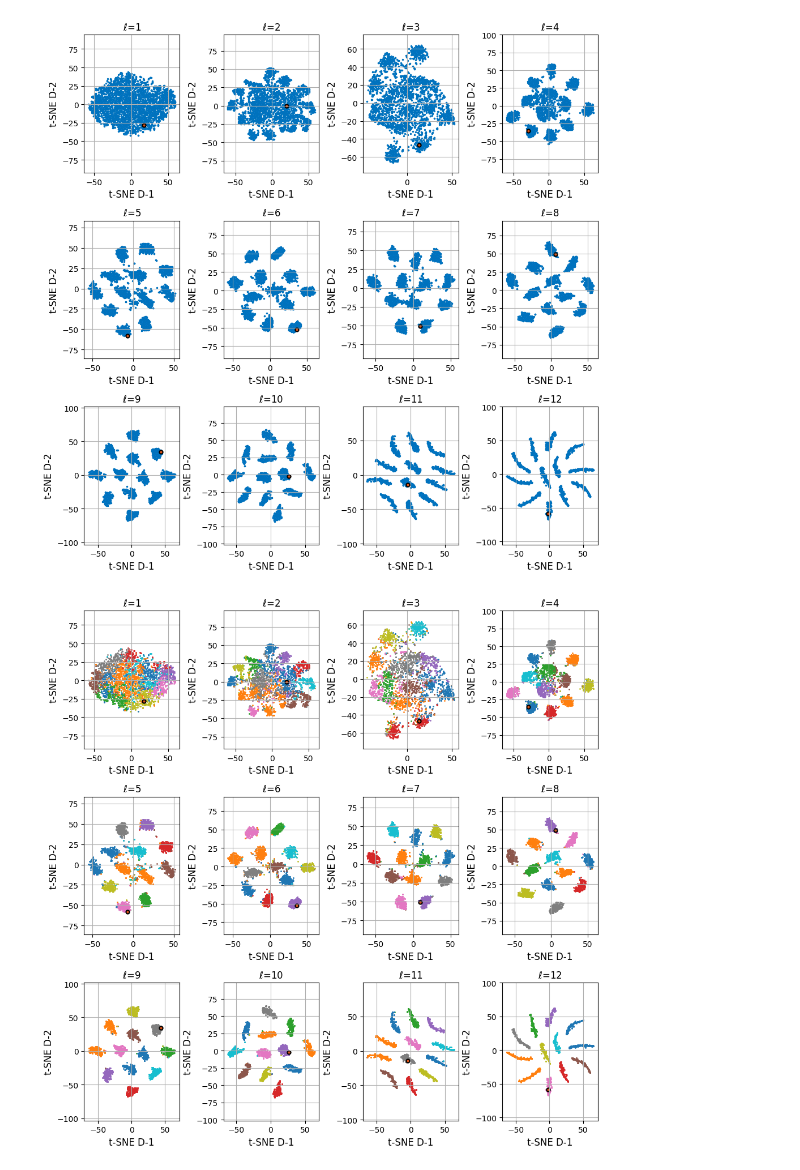
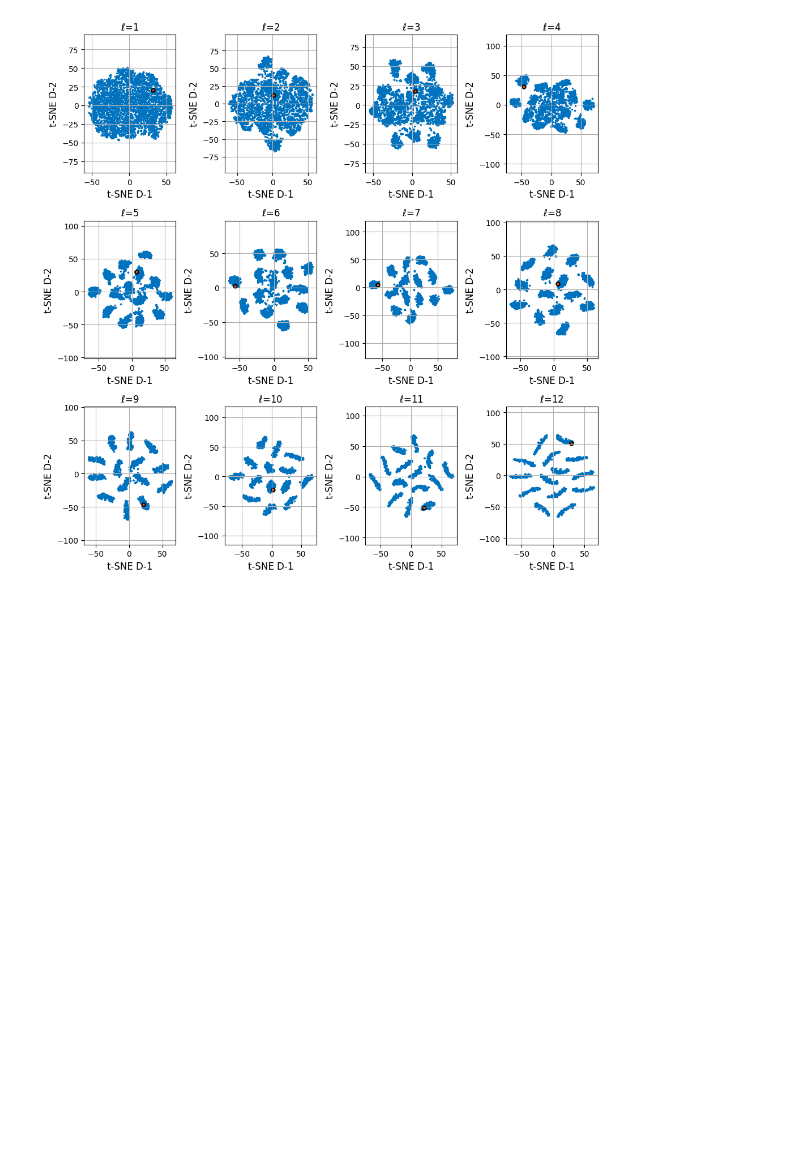
Before and after one commit to yenlungLai/Wormhole-Dynamics-in-Deep-Neural-Networks, a Jupyter notebook: Clustering_exp_python.ipynb, the cells around one changed output. Saved outputs shown, nothing was run; the diff lists cells and outputs as text; code cells hidden in the pictures; blank space fills up the shorter version.

```diff
--- a/Clustering_exp_python.ipynb
+++ b/Clustering_exp_python.ipynb
@@ -28,7 +28,7 @@ n = 2**8
 L = 12
 k = 50
 N = 500
-R = 6  # Set R to any desired number of rounds
+R = 7  # Set R to any desired number of rounds
 
 # Generate and normalize initial vector u
 u = np.random.randn(1, k)
@@ -109,58 +109,34 @@ fontSize = 12
 cols = int(np.ceil(np.sqrt(L)))
 rows = int(np.ceil(L / cols))
 markerSize1 = 1
 markerSize2 = 20
 lineWidth = 1.5
 fontSize = 12
 
 # Create the first figure
 plt.figure(figsize=(10, 10))
 
 # Iterate over L to generate t-SNE plots for each dataset (First Figure)
 for i in range(1, L + 1):
     combined_data = y[i]  # Replace `y[i]` with your specific dataset if necessary
     tsne = TSNE(n_components=2, random_state=0)
     Y = tsne.fit_transform(combined_data)
 
     # Create subplot
     plt.subplot(rows, cols, i)
     plt.scatter(Y[:, 0], Y[:, 1], s=markerSize1, color='#1E90FF', edgecolor='#0072BD', linewidth=lineWidth)
     plt.scatter(Y[0, 0], Y[0, 1], s=markerSize2, color='#D95319', edgecolor='#000000', linewidth=lineWidth)
 
     plt.xlabel('t-SNE D-1', fontsize=fontSize)
     plt.ylabel('t-SNE D-2', fontsize=fontSize)
     plt.grid(True)
     plt.title(f'$\ell$={i}', fontsize=fontSize)
     plt.axis('equal')
 
 plt.tight_layout()
 plt.show()
-
-# Create the second figure
-plt.figure(figsize=(10, 10))
-
-# Iterate over L to generate t-SNE plots for each dataset (First Figure)
-for i in range(1, L + 1):
-    combined_data = y[i]  # Replace `y[i]` with your specific dataset if necessary
-    tsne = TSNE(n_components=2, random_state=0)
-    Y = tsne.fit_transform(combined_data)
-
-    # Create subplot
-    plt.subplot(rows, cols, i)
-    plt.scatter(Y[:, 0], Y[:, 1], s=markerSize1, color='#1E90FF', edgecolor='#0072BD', linewidth=lineWidth)
-    plt.scatter(Y[0, 0], Y[0, 1], s=markerSize2, color='#D95319', edgecolor='#000000', linewidth=lineWidth)
-
-    plt.xlabel('t-SNE D-1', fontsize=fontSize)
-    plt.ylabel('t-SNE D-2', fontsize=fontSize)
-    plt.grid(True)
-    plt.title(f'$\ell$={i}', fontsize=fontSize)
-    plt.axis('equal')
-
-plt.tight_layout()
-plt.show()
 # %% [output]
-[figure, old version]
+[figure, new version]
-[figure, removed]
 # %%
 # plot with k-meas applied
 # Create the second figure
```
Also changed, not shown: parts of 1 cell of this notebook.
